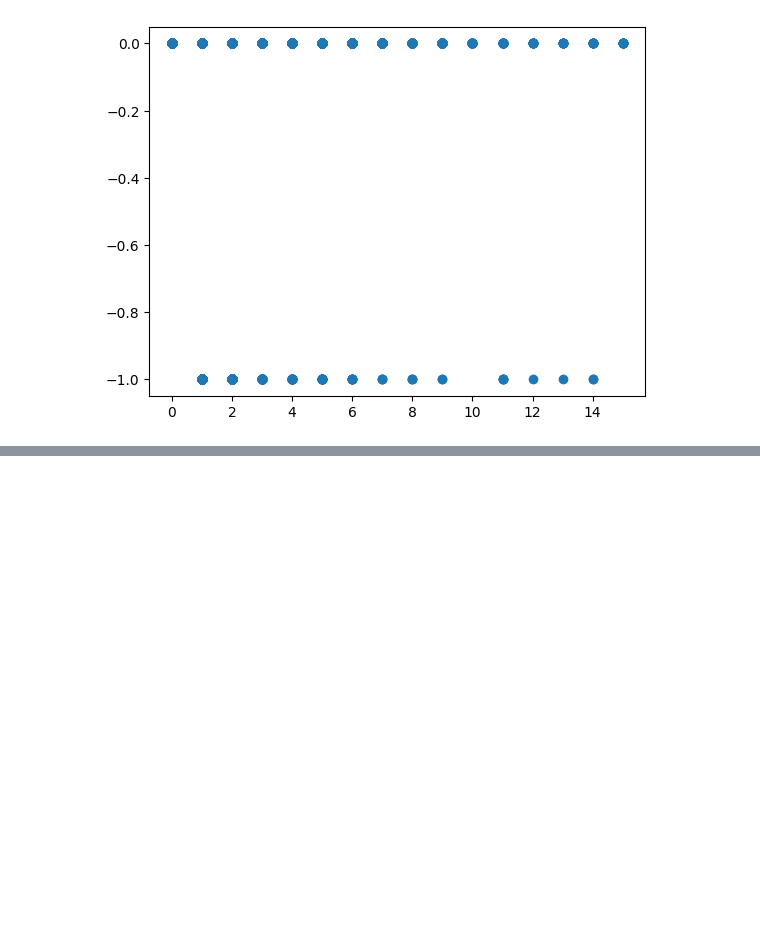
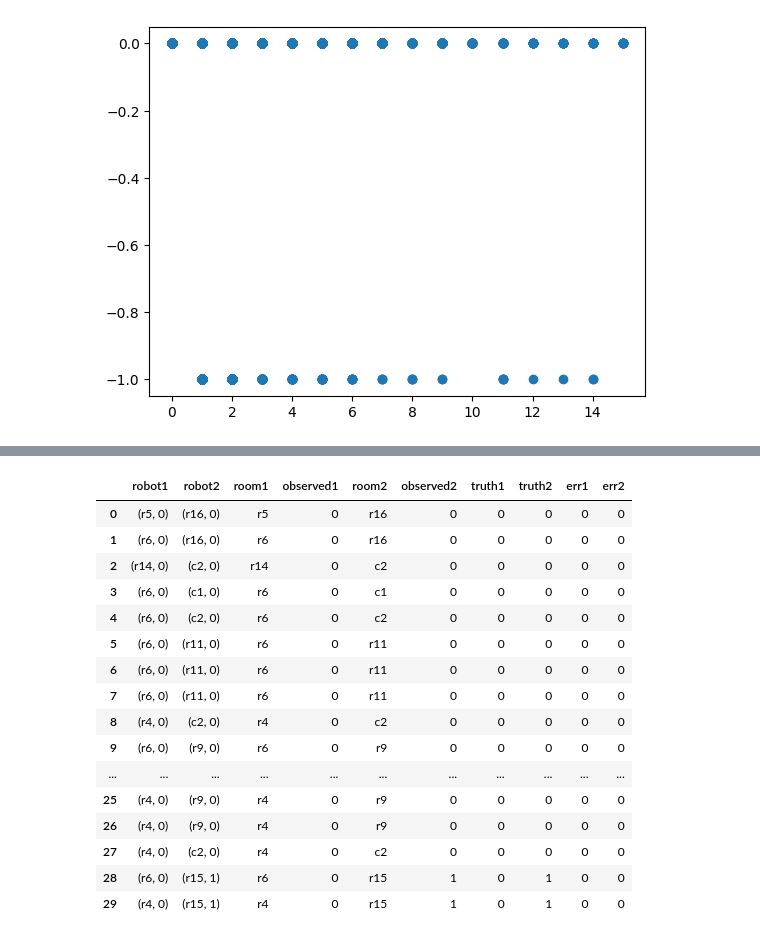
Before and after one commit to SacredPineapple/COMP9418-Assignment2, a Jupyter notebook: eda/sensor_reliability.ipynb, the cells around one changed output, grey strips where cells are left out. Cells and saved outputs as stored; diff of their text form; code cells hidden in the pictures; blank space fills up the shorter version.

Commit message:
robot sensors are apparently perfect?

```diff
--- a/eda/sensor_reliability.ipynb
+++ b/eda/sensor_reliability.ipynb
@@ -5,7 +6,8 @@ import matplotlib.pyplot as plt
 # %%
 data1 = pd.read_csv("../data1.csv")
 data2 = pd.read_csv("../data2.csv")
-data = pd.concat([data1, data2], axis=0)
+data = pd.concat([data1, data2], axis=0).reset_index()
 data.head()
 print(data.shape, data1.shape, data2.shape)
+trueDataCols = ['r' + str(i) for i in range(1, 35)] + ['c1', 'c2'] + ['outside']
 # %% [output]
@@ -62,0 +99,54 @@ Variance: 0.029439021584357853
+# %%
+### Investigating the accuracy of the robot sensors
+robots = pd.DataFrame(data[['robot1', 'robot2']])
+robots['robot1'] = robots['robot1'].apply(ast.literal_eval)
+robots['robot2'] = robots['robot2'].apply(ast.literal_eval)
+robots['room1'], robots['observed1'] = zip(*robots['robot1'])
+robots['room2'], robots['observed2'] = zip(*robots['robot2'])
+
+robots['truth1'] = robots['observed1']
+robots['truth2'] = robots['observed2']
+
+# truth1, truth2 = {}, {}
+# for K, V in robots['room1'].to_dict().items():
+#     truth1[K] = data.iloc[K, data.columns.get_loc(str(V))]
+# for K, V in robots['room2'].to_dict().items():
+#     truth2[K] = data.iloc[K, data.columns.get_loc(str(V))]
+
+for idx, row in robots.iterrows():
+    truth1_room = row['room1']
+    truth2_room = row['room2']
+    robots.iloc[idx, robots.columns.get_loc("truth1")] = data.iloc[idx, data.columns.get_loc(truth1_room)]
+    augh = data.iloc[idx, data.columns.get_loc(truth1_room)]
+    robots.iloc[idx, robots.columns.get_loc("truth2")] = data.iloc[idx, data.columns.get_loc(truth2_room)]
+    if augh != 0:
+        print(f"Finding true count in room {truth1_room}, for r1 at timestep {idx}. It was {augh}")
+
+robots['err1'] = robots['observed1'] - robots['truth1']
+robots['err2'] = robots['observed2'] - robots['truth2']
+
+robots.head(30)
+
+# # Slighly biased towards showing a smaller number
+# meanErrors = [
+#     robots['err1'].mean(),
+#     robots['err2'].mean(),
+# ]
+# print(meanErrors)
+# print(f"Bias: {np.mean(meanErrors)}")
+
+# varsErrors = [
+#     robots['err1'].var(),
+#     robots['err2'].var(),
+# ]
+# print(varsErrors)
+# print(f"Variance: {np.mean(varsErrors)}")
+
+# ### Question - is variance dependent on room occupancy size?
+# # Again, assuming that cameras are i.i.d. Join all of them into a thingo
+# # From the plot, doesn't look like these are correlated.
+# sizes = pd.Series(list(robots['truth1']) + list(robots['truth2']))
+# errors = pd.Series(list(robots['err1']) + list(robots['err2']))
+# sizesVsErrors = pd.DataFrame({"roomSize": sizes, "errors": errors})
+# plt.scatter(sizesVsErrors['roomSize'], sizesVsErrors['errors'])
+# %% [output]
@@ -62,0 +170,17 @@ Variance: 0.029439021584357853
+|  | robot1 | robot2 | room1 | observed1 | room2 | observed2 | truth1 | truth2 | err1 | err2 |
+| 0 | (r5, 0) | (r16, 0) | r5 | 0 | r16 | 0 | 0 | 0 | 0 | 0 |
+| 1 | (r6, 0) | (r16, 0) | r6 | 0 | r16 | 0 | 0 | 0 | 0 | 0 |
+| 2 | (r14, 0) | (c2, 0) | r14 | 0 | c2 | 0 | 0 | 0 | 0 | 0 |
+| 3 | (r6, 0) | (c1, 0) | r6 | 0 | c1 | 0 | 0 | 0 | 0 | 0 |
+| 4 | (r6, 0) | (c2, 0) | r6 | 0 | c2 | 0 | 0 | 0 | 0 | 0 |
+| 5 | (r6, 0) | (r11, 0) | r6 | 0 | r11 | 0 | 0 | 0 | 0 | 0 |
+| 6 | (r6, 0) | (r11, 0) | r6 | 0 | r11 | 0 | 0 | 0 | 0 | 0 |
+| 7 | (r6, 0) | (r11, 0) | r6 | 0 | r11 | 0 | 0 | 0 | 0 | 0 |
+| 8 | (r4, 0) | (c2, 0) | r4 | 0 | c2 | 0 | 0 | 0 | 0 | 0 |
+| 9 | (r6, 0) | (r9, 0) | r6 | 0 | r9 | 0 | 0 | 0 | 0 | 0 |
+| ... | ... | ... | ... | ... | ... | ... | ... | ... | ... | ... |
+| 25 | (r4, 0) | (r9, 0) | r4 | 0 | r9 | 0 | 0 | 0 | 0 | 0 |
+| 26 | (r4, 0) | (r9, 0) | r4 | 0 | r9 | 0 | 0 | 0 | 0 | 0 |
+| 27 | (r4, 0) | (c2, 0) | r4 | 0 | c2 | 0 | 0 | 0 | 0 | 0 |
+| 28 | (r6, 0) | (r15, 1) | r6 | 0 | r15 | 1 | 0 | 1 | 0 | 0 |
+| 29 | (r4, 0) | (r15, 1) | r4 | 0 | r15 | 1 | 0 | 1 | 0 | 0 |
```
Also changed, not shown: parts of 5 cells of this notebook, 4 other files.
